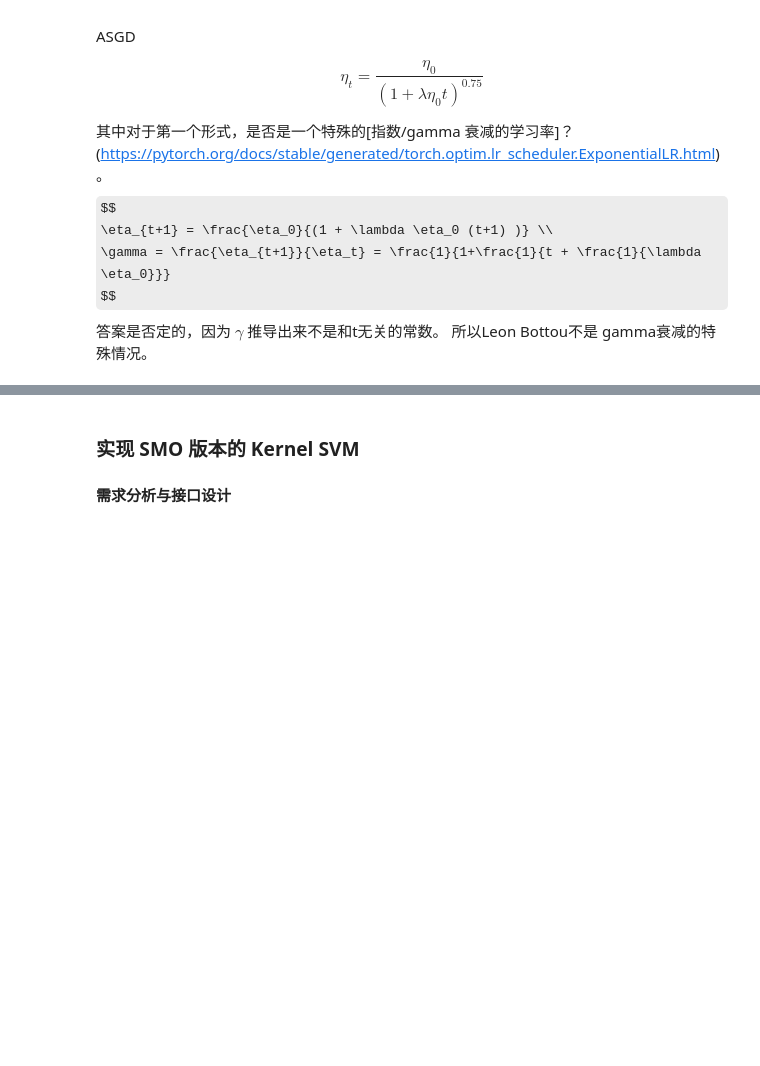
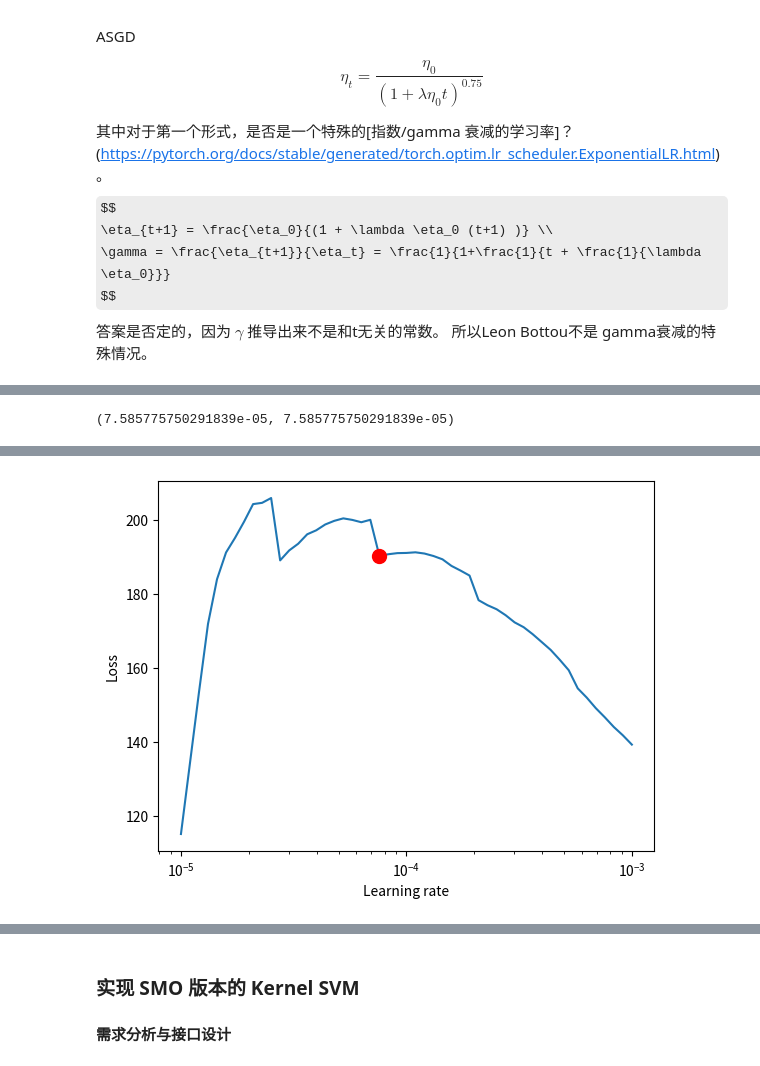
Before and after one commit to Open-Book-Studio/THU-Coursework-Machine-Learning-for-Big-Data, a Jupyter notebook: notebooks/coding_projects/P2_SVM/svm.ipynb, the cells around one changed output, grey strips where cells are left out. Drawn from its saved outputs; the diff is of its cells as text; code cells hidden in the pictures; some formulas as TeX source; blank space fills up the shorter version.

```diff
--- a/notebooks/coding_projects/P2_SVM/svm.ipynb
+++ b/notebooks/coding_projects/P2_SVM/svm.ipynb
@@ -1031,0 +1156,4 @@ def configure_optimizers(self:HingeSupportVectorClassifier) -> OptimizerLRSchedu
+# %%
+input_dim = X_val.shape[1]
+num_of_classes = len(categories)
+input_dim, num_of_classes
@@ -1031,0 +1163,9 @@ def configure_optimizers(self:HingeSupportVectorClassifier) -> OptimizerLRSchedu
+# %%
+get_cls_task = lambda: HingeSupportVectorClassifier(input_dim, num_of_classes,
+                                        learning_rate=1,
+                                        weight_decay=0.5,
+                                        optimizer_type=torch.optim.ASGD, C=1, squared=True, margin=1,
+                                        strategy="crammer_singer", experiment_index=0)
+cls_task = get_cls_task()
+cls_data = data_module
+# cls_data = data_module_full
@@ -1031,0 +1259,11 @@ def configure_optimizers(self:HingeSupportVectorClassifier) -> OptimizerLRSchedu
+# %%
+from lightning.pytorch.tuner import Tuner
+cls_task = get_cls_task()
+tuner_trainer = L.Trainer()
+tuner = Tuner(tuner_trainer)
+lr_finder = tuner.lr_find(cls_task, datamodule=cls_data, max_lr=10, min_lr=1e-6, num_training=100, mode = "exponential")
+# print(lr_finder.results)
+fig = lr_finder.plot(suggest=True)
+fig.show()
+new_lr = lr_finder.suggestion()
+new_lr, cls_task.hparams.learning_rate
@@ -1031,0 +1287,6 @@ def configure_optimizers(self:HingeSupportVectorClassifier) -> OptimizerLRSchedu
+# %%
+cls_task = get_cls_task()
+cls_task.hparams.learning_rate = new_lr
+tuner_trainer = L.Trainer()
+tuner = Tuner(tuner_trainer)
+weight_decay_finder = tuner.lr_find(cls_task, datamodule=cls_data, max_lr=1e-3, min_lr=1e-5, num_training=50, attr_name='weight_decay')
@@ -1031,0 +1310,6 @@ def configure_optimizers(self:HingeSupportVectorClassifier) -> OptimizerLRSchedu
+# %%
+fig = weight_decay_finder.plot(suggest=True)
+fig.show()
+new_weight_decay = weight_decay_finder.suggestion()
+new_weight_decay, cls_task.hparams.weight_decay
+# %% [output]
@@ -1031,0 +1317 @@ def configure_optimizers(self:HingeSupportVectorClassifier) -> OptimizerLRSchedu
+(7.585775750291839e-05, 7.585775750291839e-05)
@@ -1031,0 +1319 @@ def configure_optimizers(self:HingeSupportVectorClassifier) -> OptimizerLRSchedu
+[figure, added]
```
Also changed, not shown: parts of 47 cells of this notebook, 4 other files.
